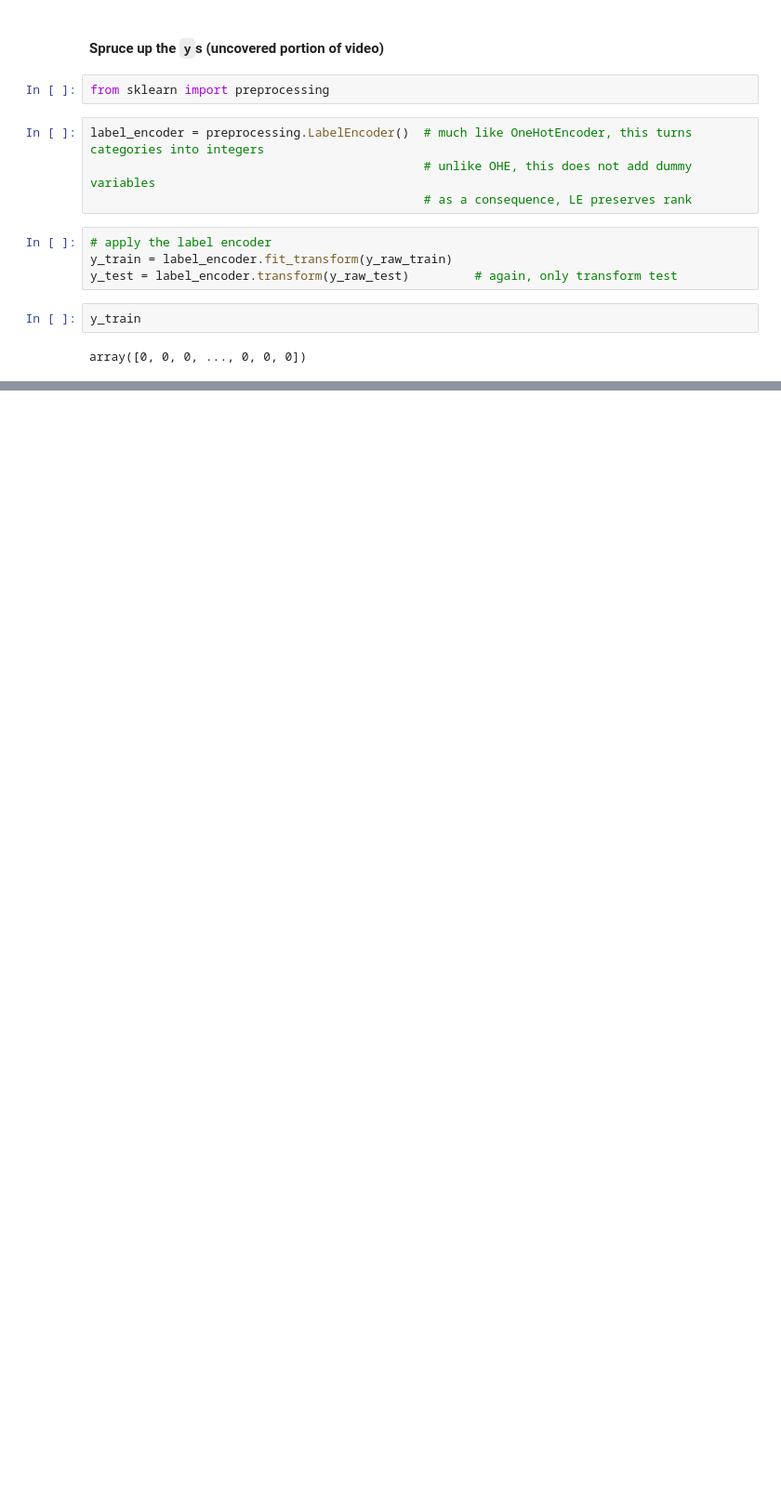
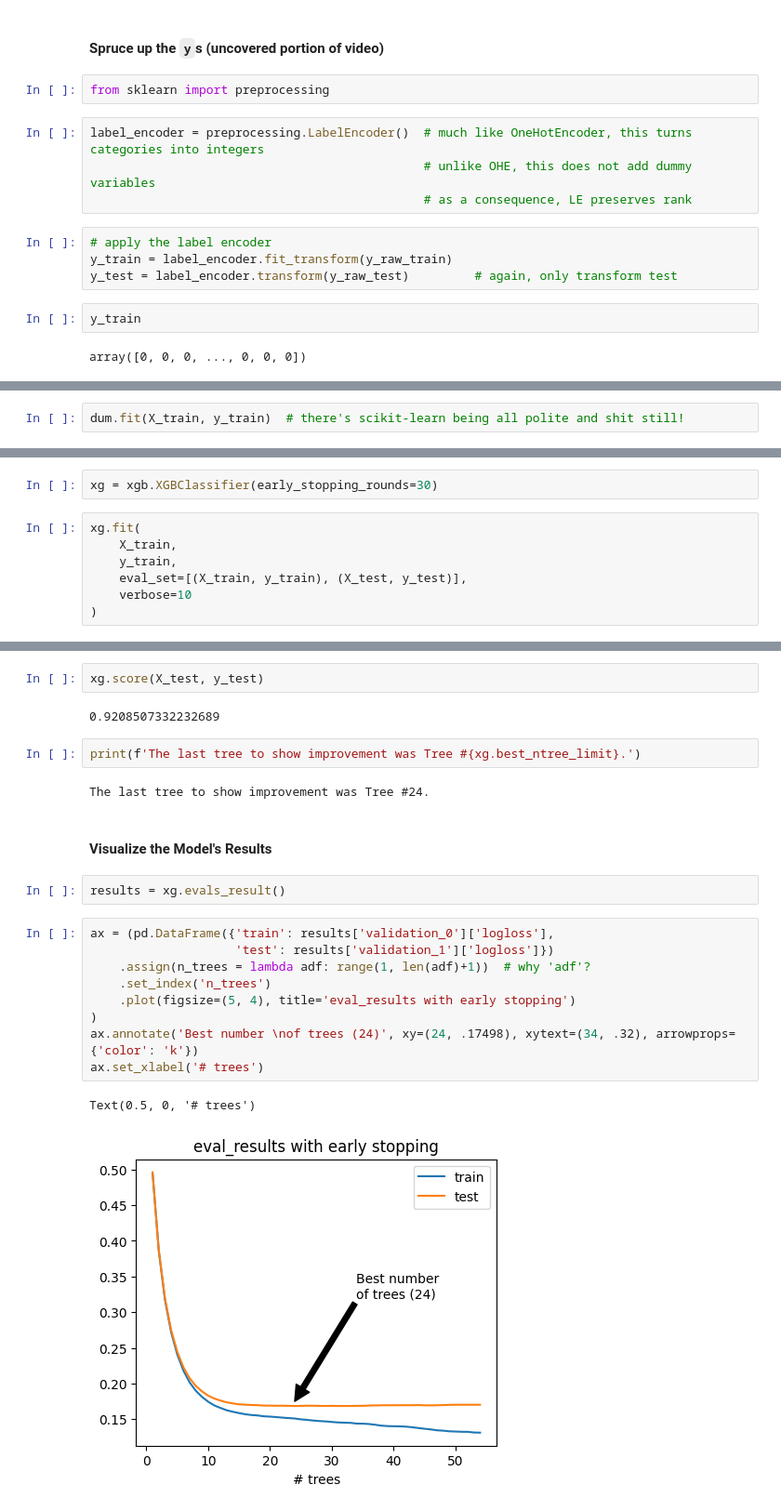
Before and after one commit to hfuhruhurr/effective-xgboost, a Jupyter notebook: dude.ipynb, the cells around one changed output, grey strips where cells are left out. Shown at 93% size. Drawn from its saved outputs; the diff is of its cells as text; blank space fills up the shorter version.

Commit message:
finsihed Initial Models section

```diff
--- a/dude.ipynb
+++ b/dude.ipynb
@@ -390,0 +477,2 @@ array([0, 0, 0, ..., 0, 0, 0])
+# %%
+dum.fit(X_train, y_train)  # there's scikit-learn being all polite and shit still!
@@ -390,0 +503,9 @@ array([0, 0, 0, ..., 0, 0, 0])
+# %%
+xg = xgb.XGBClassifier(early_stopping_rounds=30)
+# %%
+xg.fit(
+    X_train,
+    y_train,
+    eval_set=[(X_train, y_train), (X_test, y_test)],
+    verbose=10
+)
@@ -390,0 +531,24 @@ array([0, 0, 0, ..., 0, 0, 0])
+# %%
+xg.score(X_test, y_test)
+# %% [output]
+0.9208507332232689
+# %%
+print(f'The last tree to show improvement was Tree #{xg.best_ntree_limit}.')
+# %% [output]
+The last tree to show improvement was Tree #24.
+# %% [markdown]
+#### Visualize the Model's Results
+# %%
+results = xg.evals_result()
+# %%
+ax = (pd.DataFrame({'train': results['validation_0']['logloss'],
+                    'test': results['validation_1']['logloss']})
+    .assign(n_trees = lambda adf: range(1, len(adf)+1))  # why 'adf'?
+    .set_index('n_trees')
+    .plot(figsize=(5, 4), title='eval_results with early stopping')
+)
+ax.annotate('Best number \nof trees (24)', xy=(24, .17498), xytext=(34, .32), arrowprops={'color': 'k'})
+ax.set_xlabel('# trees')
+# %% [output]
+Text(0.5, 0, '# trees')
+[figure, added]
```
Also changed, not shown: parts of 35 cells of this notebook.
